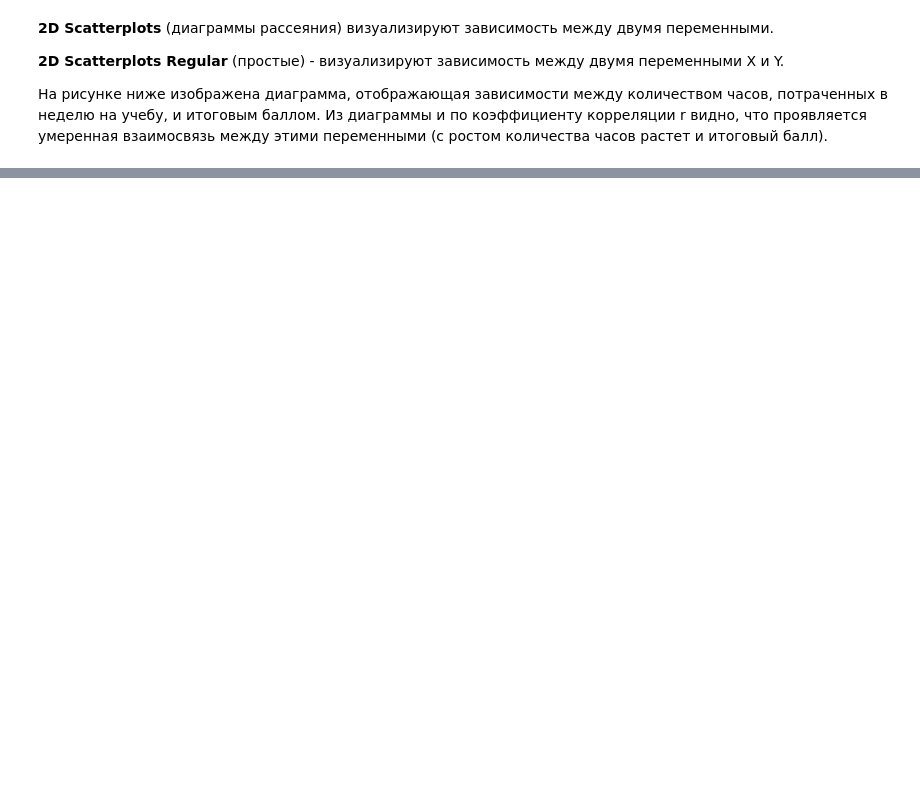
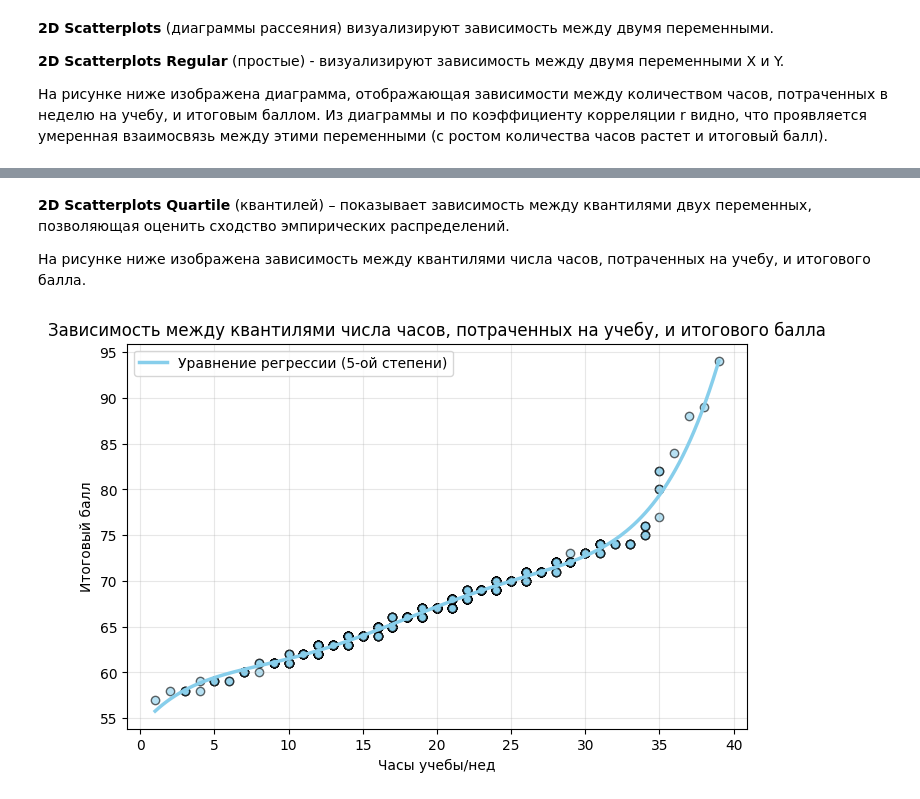
Before and after one commit to Shponarskii/student-perfomance-factors, a Jupyter notebook: notebooks/graphical_analysis.ipynb, the cells around one changed output, grey strips where cells are left out. Drawn from its saved outputs; the diff is of its cells as text; code cells hidden in the pictures; blank space fills up the shorter version.

```diff
--- a/notebooks/graphical_analysis.ipynb
+++ b/notebooks/graphical_analysis.ipynb
@@ -105,0 +176,25 @@ plt.show()
+# %% [markdown]
+**2D Scatterplots Quartile** (квантилей) – показывает зависимость между квантилями двух переменных, позволяющая оценить сходство эмпирических распределений.
+
+На рисунке ниже изображена зависимость между квантилями числа часов, потраченных на учебу, и итогового балла.
+# %%
+x = np.sort(df["study_hours_week"].values)
+y = np.sort(df["final_exam_score"].values)
+
+coeffs = np.polyfit(x, y, 5)
+poly = np.poly1d(coeffs)
+
+x_line = np.linspace(x.min(), x.max(), 300)
+y_line = poly(x_line)
+
+plt.figure(figsize=(8, 5))
+plt.scatter(x, y, alpha=0.6, edgecolor="black",color="skyblue")
+plt.plot(x_line, y_line, linewidth=2.5, color="skyblue", label=f"Уравнение регрессии (5-ой степени)")
+plt.xlabel("Часы учебы/нед")
+plt.ylabel("Итоговый балл")
+plt.title("Зависимость между квантилями числа часов, потраченных на учебу, и итогового балла")
+plt.legend()
+plt.grid(alpha=0.3)
+plt.show()
+# %% [output]
+[figure, added]
```
Also changed, not shown: parts of 23 cells of this notebook.
